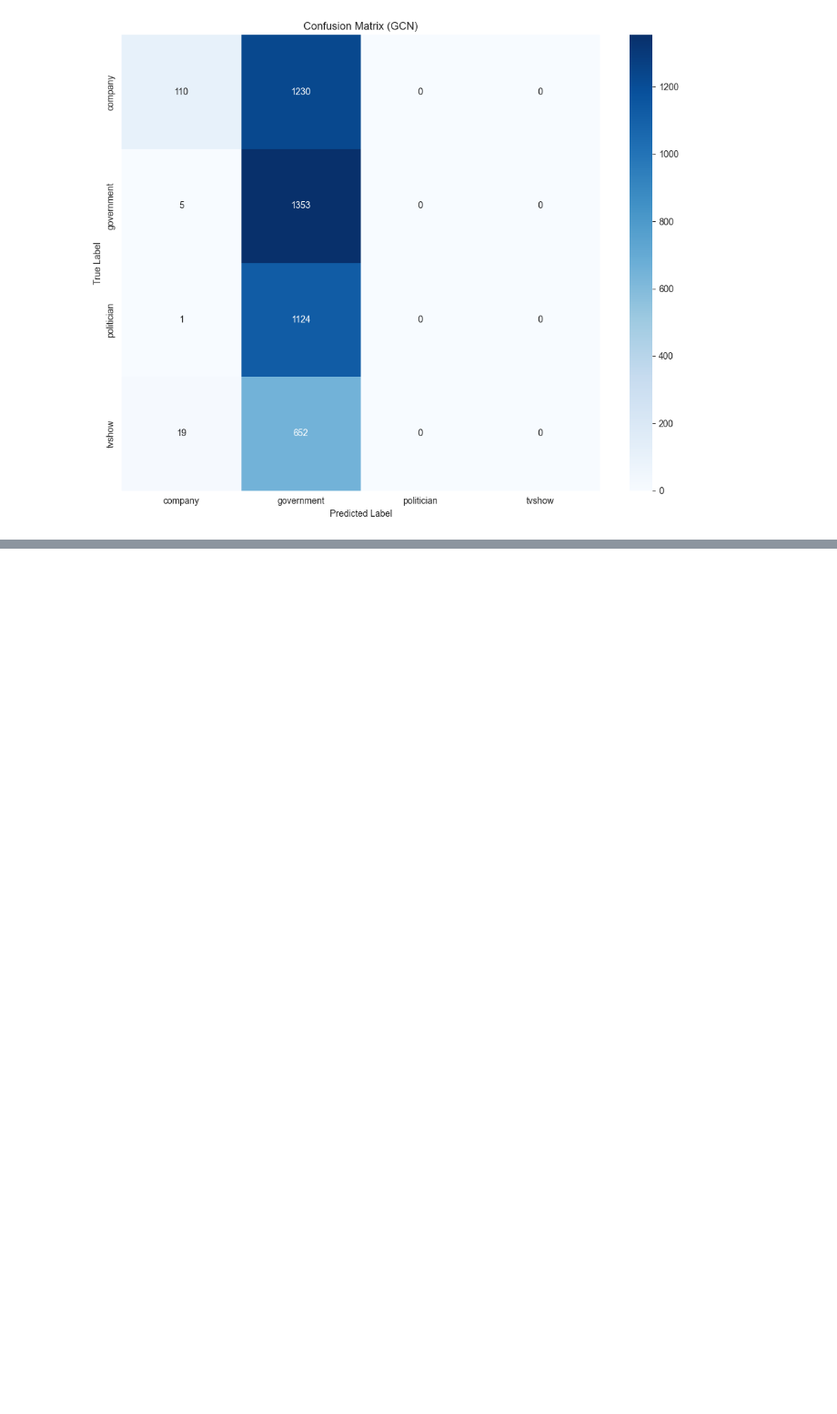
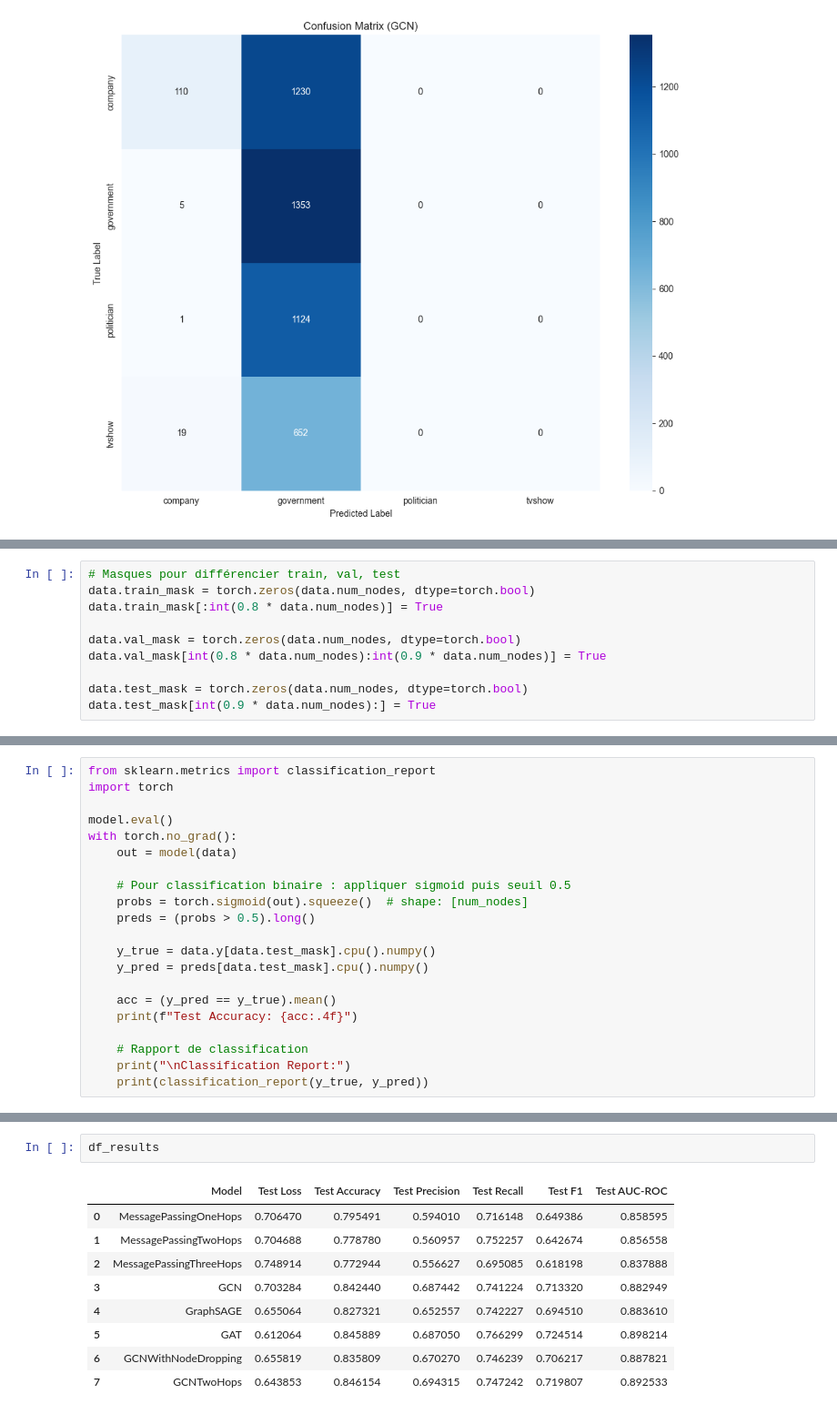
Before and after one commit to horndeer/GRAPH-project-2025, a Jupyter notebook: LeBolloch_Amiaud_Jacquemin-1_facebook.ipynb, the cells around one changed output, grey strips where cells are left out. Shown at 91% size. Cells and saved outputs as stored; diff of their text form; blank space fills up the shorter version.

```diff
--- a/LeBolloch_Amiaud_Jacquemin-1_facebook.ipynb
+++ b/LeBolloch_Amiaud_Jacquemin-1_facebook.ipynb
@@ -842,0 +1114,10 @@ weighted avg       0.34      0.33      0.19      4494
+# %%
+# Masques pour différencier train, val, test
+data.train_mask = torch.zeros(data.num_nodes, dtype=torch.bool)
+data.train_mask[:int(0.8 * data.num_nodes)] = True
+
+data.val_mask = torch.zeros(data.num_nodes, dtype=torch.bool)
+data.val_mask[int(0.8 * data.num_nodes):int(0.9 * data.num_nodes)] = True
+
+data.test_mask = torch.zeros(data.num_nodes, dtype=torch.bool)
+data.test_mask[int(0.9 * data.num_nodes):] = True
@@ -842,0 +1185,21 @@ weighted avg       0.34      0.33      0.19      4494
+# %%
+from sklearn.metrics import classification_report
+import torch
+
+model.eval()
+with torch.no_grad():
+    out = model(data)
+
+    # Pour classification binaire : appliquer sigmoid puis seuil 0.5
+    probs = torch.sigmoid(out).squeeze()  # shape: [num_nodes]
+    preds = (probs > 0.5).long()
+
+    y_true = data.y[data.test_mask].cpu().numpy()
+    y_pred = preds[data.test_mask].cpu().numpy()
+
+    acc = (y_pred == y_true).mean()
+    print(f"Test Accuracy: {acc:.4f}")
+
+    # Rapport de classification
+    print("\nClassification Report:")
+    print(classification_report(y_true, y_pred))
@@ -842,0 +1315,12 @@ weighted avg       0.34      0.33      0.19      4494
+# %%
+df_results
+# %% [output]
+|  | Model | Test Loss | Test Accuracy | Test Precision | Test Recall | Test F1 | Test AUC-ROC |
+| 0 | MessagePassingOneHops | 0.706470 | 0.795491 | 0.594010 | 0.716148 | 0.649386 | 0.858595 |
+| 1 | MessagePassingTwoHops | 0.704688 | 0.778780 | 0.560957 | 0.752257 | 0.642674 | 0.856558 |
+| 2 | MessagePassingThreeHops | 0.748914 | 0.772944 | 0.556627 | 0.695085 | 0.618198 | 0.837888 |
+| 3 | GCN | 0.703284 | 0.842440 | 0.687442 | 0.741224 | 0.713320 | 0.882949 |
+| 4 | GraphSAGE | 0.655064 | 0.827321 | 0.652557 | 0.742227 | 0.694510 | 0.883610 |
+| 5 | GAT | 0.612064 | 0.845889 | 0.687050 | 0.766299 | 0.724514 | 0.898214 |
+| 6 | GCNWithNodeDropping | 0.655819 | 0.835809 | 0.670270 | 0.746239 | 0.706217 | 0.887821 |
+| 7 | GCNTwoHops | 0.643853 | 0.846154 | 0.694315 | 0.747242 | 0.719807 | 0.892533 |
```
Also changed, not shown: parts of 21 cells of this notebook.
